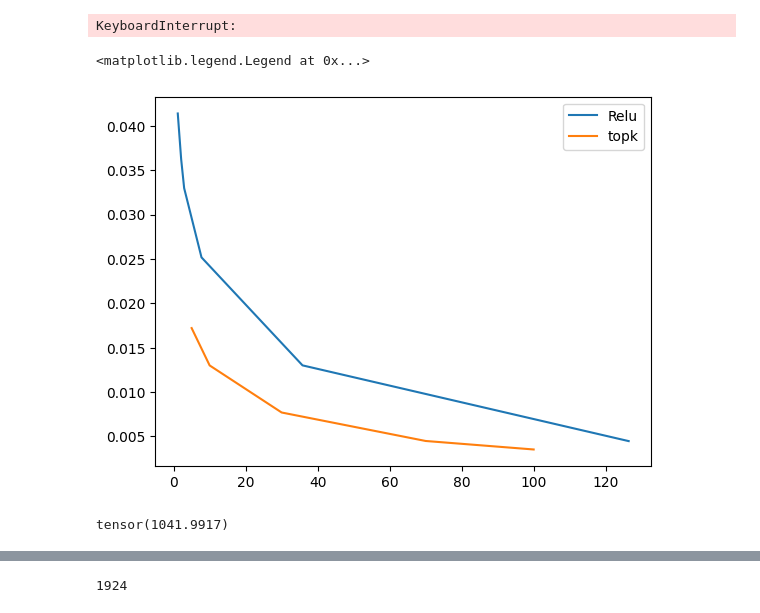
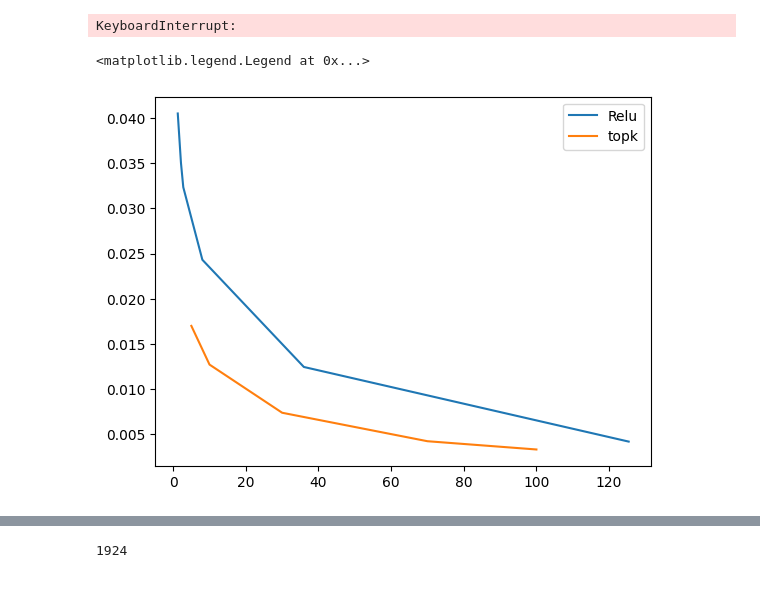
Before and after one commit to MarkusSibbesen/mechinterp_research_project, a Jupyter notebook: gridsearch_small_sae.ipynb, the cells around one changed output, grey strips where cells are left out. Drawn from its saved outputs; the diff is of its cells as text; code cells hidden in the pictures.

Commit message:
three frontiers!!!

```diff
--- a/gridsearch_small_sae.ipynb
+++ b/gridsearch_small_sae.ipynb
@@ -284,21 +284,17 @@ for activations, _ in activation_label_generator(dataloader, model, hookpoints,
 0.008867362514138222    0.0044343601912260056   380     114.48484802246094      0.018064873293042183    0.012959610670804977    71      31.28458595275879       0.028605332598090172    0.02441557124257 ...
 KeyboardInterrupt:
 # %%
-frontier_relu_x = [sae_relu_trainer.active_neurons_per_token[-2] for sae_relu_trainer in sae_relu_trainers]
-frontier_relu_y = [sae_relu_trainer.pre_reg_losses[-2] for sae_relu_trainer in sae_relu_trainers]
+frontier_relu_x = [mean(sae_relu_trainer.active_neurons_per_token[-11:-2]) for sae_relu_trainer in sae_relu_trainers]
+frontier_relu_y = [mean(sae_relu_trainer.pre_reg_losses[-11:-2]) for sae_relu_trainer in sae_relu_trainers]
 
 plt.plot(frontier_relu_x, frontier_relu_y, label='Relu')
 
 
 frontier_topk_x = ks
-frontier_topk_y = [sae_topk_trainer.losses[-2] for sae_topk_trainer in sae_topk_trainers]
+frontier_topk_y = [mean(sae_topk_trainer.losses[-11:-2]) for sae_topk_trainer in sae_topk_trainers]
 
 plt.plot(frontier_topk_x, frontier_topk_y, label='topk')
 plt.legend()
 # %% [output]
 <matplotlib.legend.Legend at 0x...>
-[figure, old version]
+[figure, new version]
-# %%
-torch.mean(torch.sum(activations > 0, dim=1, dtype=torch.float))
-# %% [output]
-tensor(1041.9917)
```
Also changed, not shown: parts of 2 cells of this notebook.
